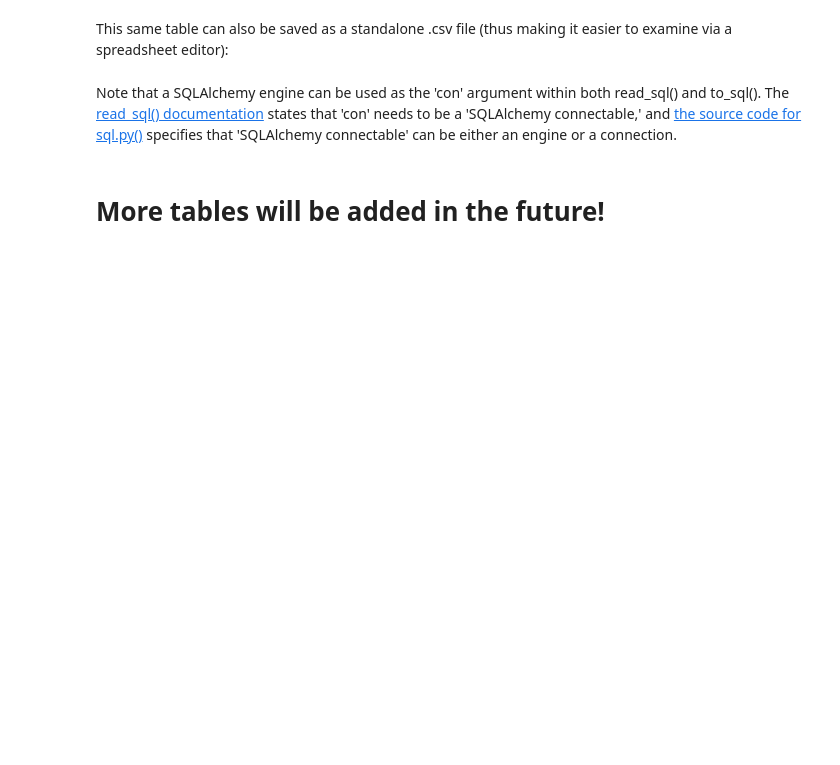
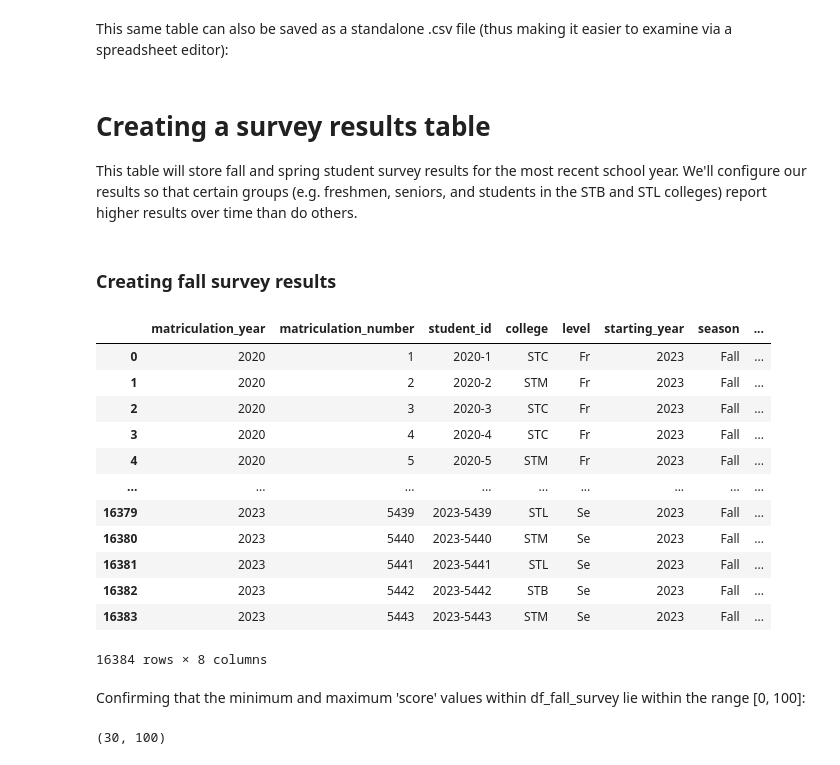
Before and after one commit to kburchfiel/pfn_2, a Jupyter notebook: Appendix/nvcu_db_gen.ipynb, the cells around one changed output. Cells and saved outputs as stored; diff of their text form; code cells hidden in the pictures; blank space fills up the shorter version.

```diff
--- a/Appendix/nvcu_db_gen.ipynb
+++ b/Appendix/nvcu_db_gen.ipynb
@@ -305,2 +354,0 @@ df_curr_enrollment.to_csv('curr_enrollment.csv', index = False)
-# %% [markdown]
-Note that a SQLAlchemy engine can be used as the 'con' argument within both read_sql() and to_sql(). The [read_sql() documentation](https://pandas.pydata.org/pandas-docs/stable/reference/api/pandas.read_sql.html) states that 'con' needs to be a 'SQLAlchemy connectable,' and [the source code for sql.py()](https://github.com/pandas-dev/pandas/blob/v2.2.2/pandas/io/sql.py#L570-L743) specifies that 'SQLAlchemy connectable' can be either an engine or a connection.
@@ -307,2 +358,58 @@ Note that a SQLAlchemy engine can be used as the 'con' argument within both read
 # %% [markdown]
-# More tables will be added in the future!
+# Creating a survey results table
+
+This table will store fall and spring student survey results for the most recent school year. We'll configure our results so that certain groups (e.g. freshmen, seniors, and students in the STB and STL colleges) report higher results over time than do others.
+# %% [markdown]
+### Creating fall survey results
+# %%
+def limit_results(df, column, min, max):
+    '''This function restricts the values within a particular DataFrame
+    column to a range provided by the user.
+
+    df: the DataFrame to modify
+
+    column: the column within df whose values will be restricted.
+
+    min and max: the minimum and max values, respectively, to allow within
+    this column.
+    '''
+    df[column] = np.where(
+        df[column] < min, min, df[column])
+    df[column] = np.where(
+        df[column] > max, max, df[column])
+# %%
+# Initializing the table as a copy of selected columns from df_curr_enrollment:
+df_fall_survey = df_curr_enrollment.copy()[
+['matriculation_year', 'matriculation_number',
+ 'student_id', 'college', 'level']]
+df_fall_survey['starting_year'] = 2023 # Other years could be stored
+# within this table as well.
+df_fall_survey['season'] = 'Fall'
+# We'll use rng.normal(), which produces random numbers that follow a normal
+# distribution, to initialize our fall results.
+# See https://numpy.org/doc/stable/reference/random/generated/numpy.random.Generator.normal.html
+df_fall_survey['score'] = rng.normal(
+    loc = 70, scale = 10, size = student_count).astype('int')
+# calling limit_results to restrict the scores to the range [0, 100]:
+limit_results(df_fall_survey, 'score', 0, 100)
+df_fall_survey
+# %% [output]
+|  | matriculation_year | matriculation_number | student_id | college | level | starting_year | season | ... |
+| 0 | 2020 | 1 | 2020-1 | STC | Fr | 2023 | Fall | ... |
+| 1 | 2020 | 2 | 2020-2 | STM | Fr | 2023 | Fall | ... |
+| 2 | 2020 | 3 | 2020-3 | STC | Fr | 2023 | Fall | ... |
+| 3 | 2020 | 4 | 2020-4 | STC | Fr | 2023 | Fall | ... |
+| 4 | 2020 | 5 | 2020-5 | STM | Fr | 2023 | Fall | ... |
+| ... | ... | ... | ... | ... | ... | ... | ... | ... |
+| 16379 | 2023 | 5439 | 2023-5439 | STL | Se | 2023 | Fall | ... |
+| 16380 | 2023 | 5440 | 2023-5440 | STM | Se | 2023 | Fall | ... |
+| 16381 | 2023 | 5441 | 2023-5441 | STL | Se | 2023 | Fall | ... |
+| 16382 | 2023 | 5442 | 2023-5442 | STB | Se | 2023 | Fall | ... |
+| 16383 | 2023 | 5443 | 2023-5443 | STM | Se | 2023 | Fall | ... |
+16384 rows × 8 columns
+# %% [markdown]
+Confirming that the minimum and maximum 'score' values within df_fall_survey lie within the range [0, 100]:
+# %%
+df_fall_survey['score'].min(), df_fall_survey['score'].max()
+# %% [output]
+(30, 100)
```
Also changed, not shown: parts of 31 cells of this notebook, 28 other files.
